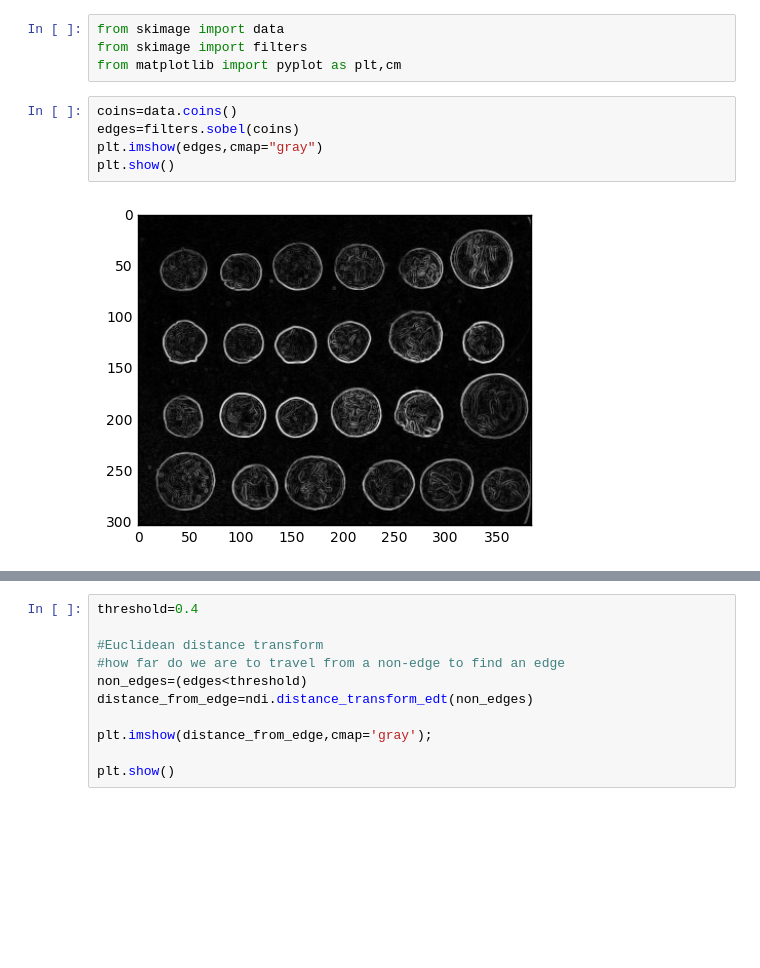
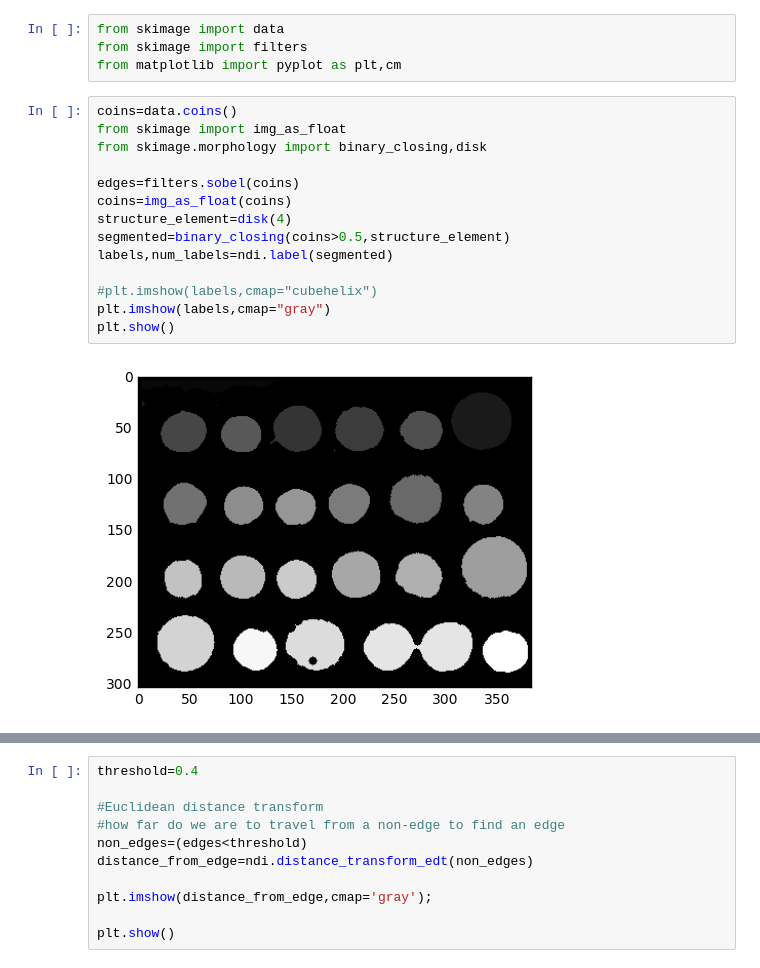
Before and after one commit to aashokvardhan/SciPy2015, a Jupyter notebook: feature recognition.ipynb, the cells around one changed output, grey strips where cells are left out. Cells and saved outputs as stored; diff of their text form; blank space fills up the shorter version.

```diff
--- a/Untitled.ipynb
+++ b/feature recognition.ipynb
@@ -56,13 +56,22 @@ widgets.interact(func,n_segments=24,compactness=40,sigma=2,
 from skimage import data
 from skimage import filters
 from matplotlib import pyplot as plt,cm
-# %%
-coins=data.coins()
-edges=filters.sobel(coins)
-plt.imshow(edges,cmap="gray")
-plt.show()
-# %% [output]
-[figure, removed]
+# %%
+coins=data.coins()
+from skimage import img_as_float
+from skimage.morphology import binary_closing,disk
+
+edges=filters.sobel(coins)
+coins=img_as_float(coins)
+structure_element=disk(4)
+segmented=binary_closing(coins>0.5,structure_element)
+labels,num_labels=ndi.label(segmented)
+
+#plt.imshow(labels,cmap="cubehelix")
+plt.imshow(labels,cmap="gray")
+plt.show()
+# %% [output]
+[figure, added]
 # %%
 from skimage.morphology import watershed
 from scipy import ndimage as ndi
```
Also changed, not shown: parts of 4 cells of this notebook.
